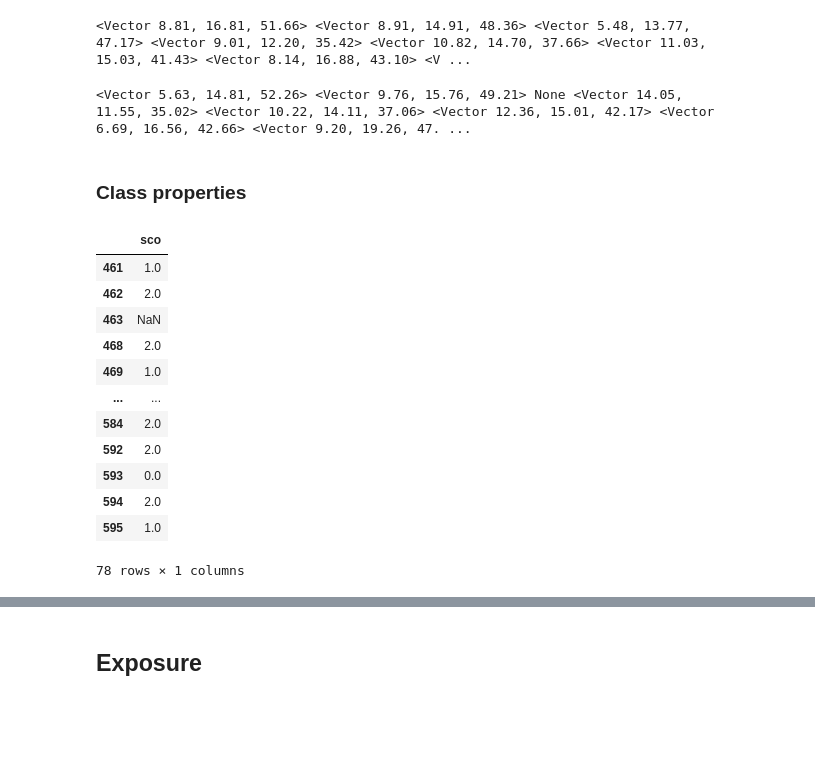
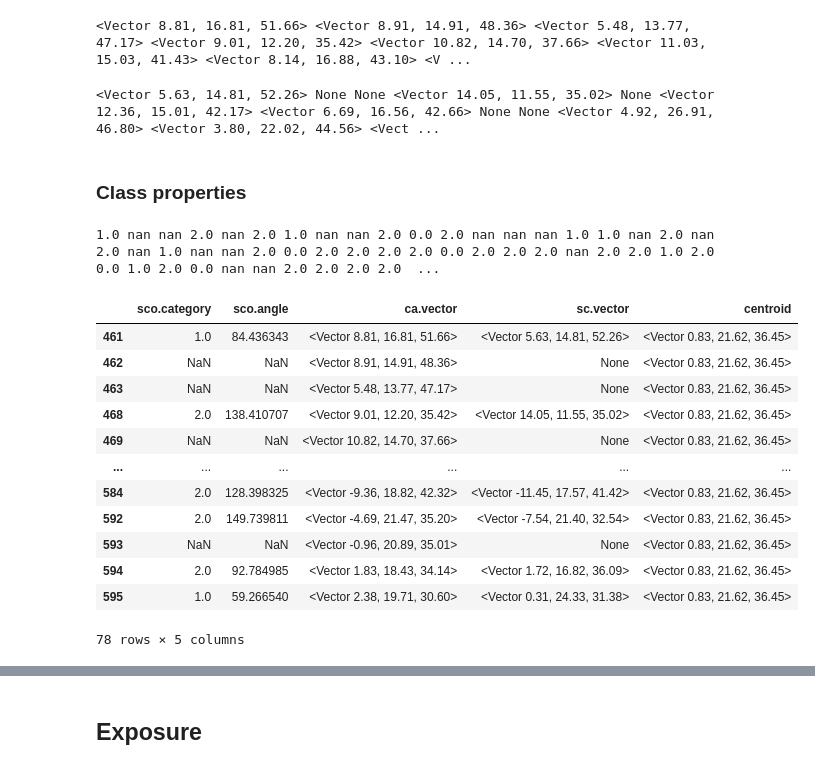
Before and after one commit to volkamerlab/kissim, a Jupyter notebook: docs/tutorials/features.ipynb, the cells around one changed output, grey strips where cells are left out. Cells and saved outputs as stored; diff of their text form; code cells hidden in the pictures; blank space fills up the shorter version.

```diff
--- a/docs/tutorials/features.ipynb
+++ b/docs/tutorials/features.ipynb
@@ -5,7 +5,7 @@
 %autoreload 2
 # %%
 from opencadd.databases.klifs import setup_remote
-remote = setup_remote()
+REMOTE = setup_remote()
 # %% [output]
 INFO:opencadd.databases.klifs.api:If you want to see an non-truncated version of the DataFrames in this module, use `pd.set_option('display.max_columns', 50)` in your notebook.
 INFO:opencadd.databases.klifs.api:Set up remote session...
@@ -31,4 +85,4 @@ from kissim.encoding.features.sco import SideChainOrientationFeature
 # %%
 sco = SideChainOrientationFeature.from_pocket(pocket_bp)
 # %%
-sco = SideChainOrientationFeature.from_structure_id(12347)
+sco = SideChainOrientationFeature.from_structure_klifs_id(12347, REMOTE)
@@ -60,22 +111,26 @@ print(*sco._ca_atoms)
 # %%
 print(*sco._sc_atoms)
 # %% [output]
-<Vector 5.63, 14.81, 52.26> <Vector 9.76, 15.76, 49.21> None <Vector 14.05, 11.55, 35.02> <Vector 10.22, 14.11, 37.06> <Vector 12.36, 15.01, 42.17> <Vector 6.69, 16.56, 42.66> <Vector 9.20, 19.26, 47. ...
+<Vector 5.63, 14.81, 52.26> None None <Vector 14.05, 11.55, 35.02> None <Vector 12.36, 15.01, 42.17> <Vector 6.69, 16.56, 42.66> None None <Vector 4.92, 26.91, 46.80> <Vector 3.80, 22.02, 44.56> <Vect ...
 # %% [markdown]
 ### Class properties
+# %%
+print(*sco.values)
+# %% [output]
+1.0 nan nan 2.0 nan 2.0 1.0 nan nan 2.0 0.0 2.0 nan nan nan 1.0 1.0 nan 2.0 nan 2.0 nan 1.0 nan nan 2.0 0.0 2.0 2.0 2.0 2.0 0.0 2.0 2.0 2.0 nan 2.0 2.0 1.0 2.0 0.0 1.0 2.0 0.0 nan nan 2.0 2.0 2.0 2.0  ...
 # %%
-sco.features
+sco.details
 # %% [output]
-|  | sco |
-| 461 | 1.0 |
-| 462 | 2.0 |
-| 463 | NaN |
-| 468 | 2.0 |
-| 469 | 1.0 |
-| ... | ... |
-| 584 | 2.0 |
-| 592 | 2.0 |
-| 593 | 0.0 |
-| 594 | 2.0 |
-| 595 | 1.0 |
+|  | sco.category | sco.angle | ca.vector | sc.vector | centroid |
+| 461 | 1.0 | 84.436343 | <Vector 8.81, 16.81, 51.66> | <Vector 5.63, 14.81, 52.26> | <Vector 0.83, 21.62, 36.45> |
+| 462 | NaN | NaN | <Vector 8.91, 14.91, 48.36> | None | <Vector 0.83, 21.62, 36.45> |
+| 463 | NaN | NaN | <Vector 5.48, 13.77, 47.17> | None | <Vector 0.83, 21.62, 36.45> |
+| 468 | 2.0 | 138.410707 | <Vector 9.01, 12.20, 35.42> | <Vector 14.05, 11.55, 35.02> | <Vector 0.83, 21.62, 36.45> |
+| 469 | NaN | NaN | <Vector 10.82, 14.70, 37.66> | None | <Vector 0.83, 21.62, 36.45> |
+| ... | ... | ... | ... | ... | ... |
+| 584 | 2.0 | 128.398325 | <Vector -9.36, 18.82, 42.32> | <Vector -11.45, 17.57, 41.42> | <Vector 0.83, 21.62, 36.45> |
+| 592 | 2.0 | 149.739811 | <Vector -4.69, 21.47, 35.20> | <Vector -7.54, 21.40, 32.54> | <Vector 0.83, 21.62, 36.45> |
+| 593 | NaN | NaN | <Vector -0.96, 20.89, 35.01> | None | <Vector 0.83, 21.62, 36.45> |
+| 594 | 2.0 | 92.784985 | <Vector 1.83, 18.43, 34.14> | <Vector 1.72, 16.82, 36.09> | <Vector 0.83, 21.62, 36.45> |
+| 595 | 1.0 | 59.266540 | <Vector 2.38, 19.71, 30.60> | <Vector 0.31, 24.33, 31.38> | <Vector 0.83, 21.62, 36.45> |
-78 rows × 1 columns
+78 rows × 5 columns
```
Also changed, not shown: parts of 27 cells of this notebook.
